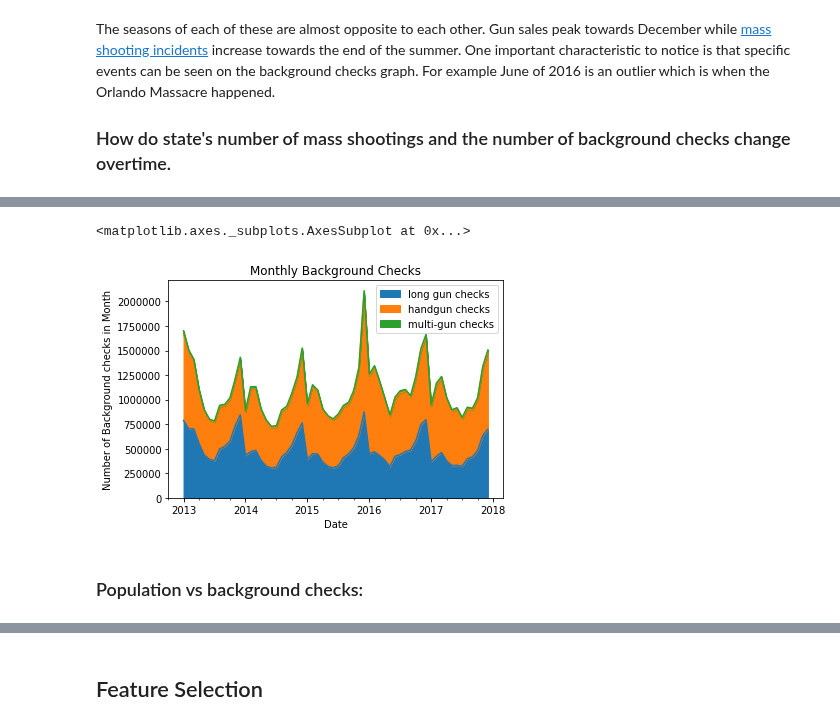
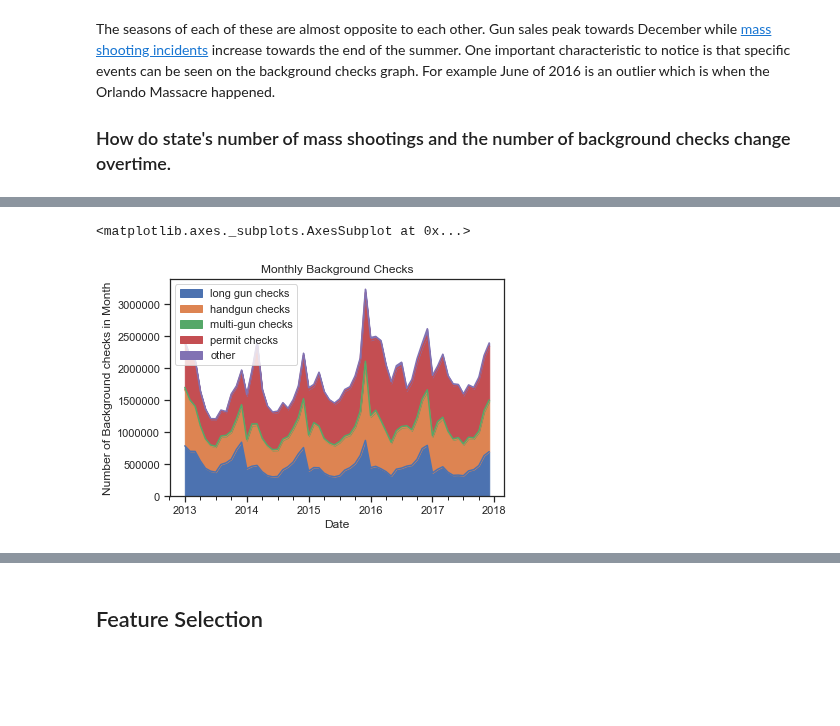
Before and after one commit to EliasFM/INFO370-FinalProject, a Jupyter notebook: webpage.ipynb, the cells around one changed output, grey strips where cells are left out. Cells and saved outputs as stored; diff of their text form; code cells hidden in the pictures; blank space fills up the shorter version.

Commit message:
descriptions for the graphs

```diff
--- a/webpage.ipynb
+++ b/webpage.ipynb
@@ -105,23 +107,22 @@ plt.show()
 # %%
 # Used for the time series.
 dates = pd.DataFrame({"month": united_states_totals.month,
                       "year": united_states_totals.year,
                       "day": 1
                      })
 
 # Created a seperate data frame for the stacked plot
 just_gun_sales = pd.DataFrame({"date": pd.to_datetime(dates),
                               "long gun checks": united_states_totals.long_gun,
                                "handgun checks": united_states_totals.handgun,
-                               "multi-gun checks": united_states_totals.multiple
+                               "multi-gun checks": united_states_totals.multiple,
+                               "permit checks": united_states_totals.permit,
+                               "other": united_states_totals.other
                               })
 
 stacked_check_plot = just_gun_sales.plot.area(x="date", title="Monthly Background Checks")
 stacked_check_plot.set(xlabel="Date", ylabel="Number of Background checks in Month")
 stacked_check_plot
 # %% [output]
 <matplotlib.axes._subplots.AxesSubplot at 0x...>
-[figure, old version]
+[figure, new version]
-# %% [markdown]
-
-### Population vs background checks:
```
Also changed, not shown: parts of 7 cells of this notebook.
